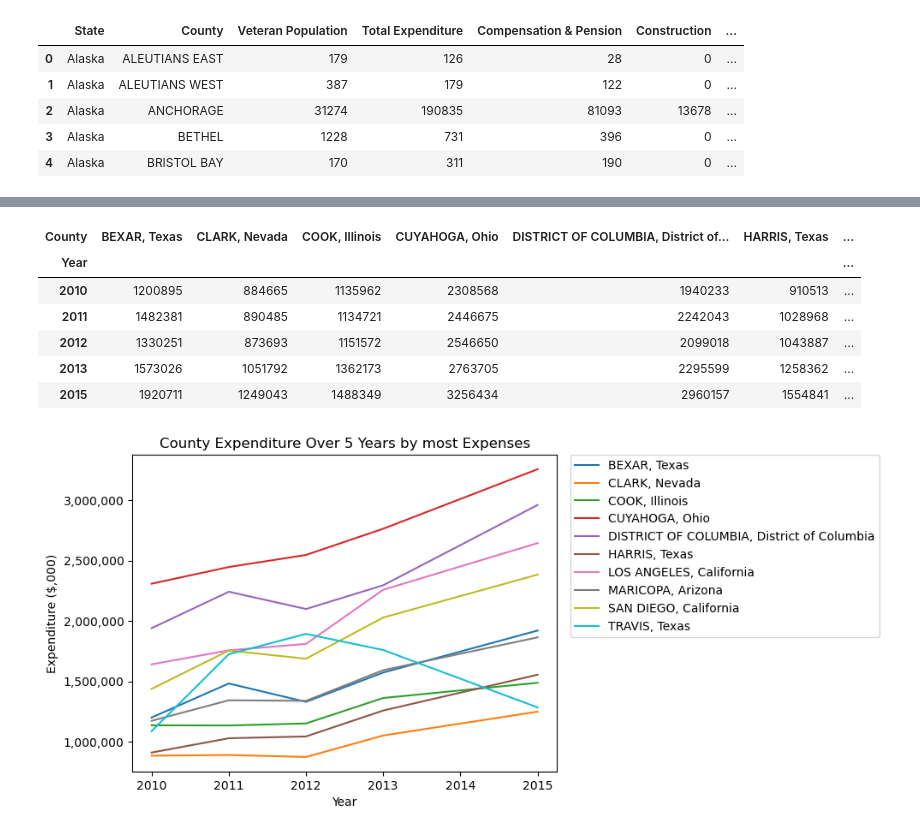
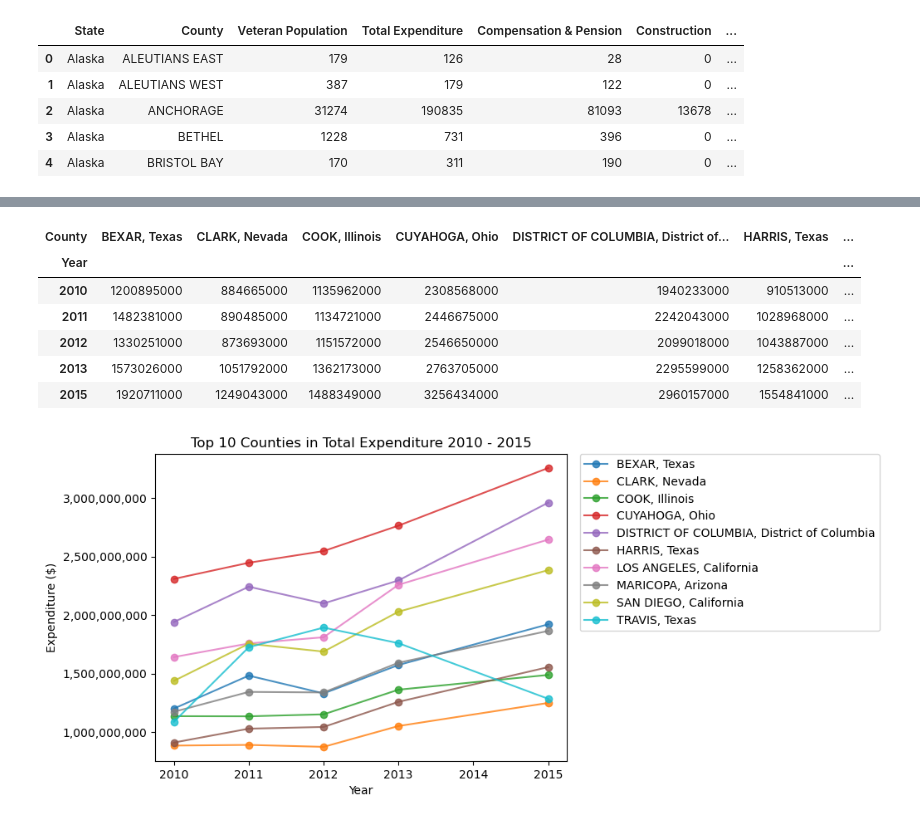
Before and after one commit to nicduffee/project1, a Jupyter notebook: nic_budget_analysis.ipynb, the cells around one changed output, grey strips where cells are left out. Saved outputs shown, nothing was run; the diff lists cells and outputs as text; code cells hidden in the pictures.

```diff
--- a/nic_budget_analysis.ipynb
+++ b/nic_budget_analysis.ipynb
@@ -32,3 +37,17 @@ df.head()
 | 2 | Alaska | ANCHORAGE | 31274 | 190835 | 81093 | 13678 | ... |
 | 3 | Alaska | BETHEL | 1228 | 731 | 396 | 0 | ... |
 | 4 | Alaska | BRISTOL BAY | 170 | 311 | 190 | 0 | ... |
+# %%
+# multiply columns by thousand to show accurate numbers (before cleaning Xls datasets in excel -
+# datasets stated financial numbers were in thousands (,000))
+
+df["Total Expenditure"] = df["Total Expenditure"].mul(1000)
+df["Compensation & Pension"] = df["Compensation & Pension"].mul(1000)
+df["Construction"] = df["Construction"].mul(1000)
+df["Education & Vocational Rehabilitation/ Employment"] = df["Education & Vocational Rehabilitation/ Employment"].mul(1000)
+df["Loan Guaranty"] = df["Loan Guaranty"].mul(1000)
+df["General Operating Expenses"] = df["General Operating Expenses"].mul(1000)
+df['Insurance & Indemnities'] = df["Insurance & Indemnities"].mul(1000)
+df['Medical Care'] = df["Medical Care"].mul(1000)
+
+df.head()
@@ -80,19 +127,20 @@ pivoted
 # %% [output]
 | County | BEXAR, Texas | CLARK, Nevada | COOK, Illinois | CUYAHOGA, Ohio | DISTRICT OF COLUMBIA, District of... | HARRIS, Texas | ... |
 | Year |  |  |  |  |  |  | ... |
-| 2010 | 1200895 | 884665 | 1135962 | 2308568 | 1940233 | 910513 | ... |
-| 2011 | 1482381 | 890485 | 1134721 | 2446675 | 2242043 | 1028968 | ... |
-| 2012 | 1330251 | 873693 | 1151572 | 2546650 | 2099018 | 1043887 | ... |
-| 2013 | 1573026 | 1051792 | 1362173 | 2763705 | 2295599 | 1258362 | ... |
-| 2015 | 1920711 | 1249043 | 1488349 | 3256434 | 2960157 | 1554841 | ... |
+| 2010 | 1200895000 | 884665000 | 1135962000 | 2308568000 | 1940233000 | 910513000 | ... |
+| 2011 | 1482381000 | 890485000 | 1134721000 | 2446675000 | 2242043000 | 1028968000 | ... |
+| 2012 | 1330251000 | 873693000 | 1151572000 | 2546650000 | 2099018000 | 1043887000 | ... |
+| 2013 | 1573026000 | 1051792000 | 1362173000 | 2763705000 | 2295599000 | 1258362000 | ... |
+| 2015 | 1920711000 | 1249043000 | 1488349000 | 3256434000 | 2960157000 | 1554841000 | ... |
 # %%
-#plot
-ax = pivoted.plot(legend=False)
+#plot 2010 - 2015
+ax = pivoted.plot(legend=False, marker = 'o', alpha= 0.8)
 ax.figure.legend(loc="upper right", bbox_to_anchor=(1.5,0.895))
-ax.set_ylabel("Expenditure ($,000)")
-ax.set_title("County Expenditure Over 5 Years by most Expenses")
+ax.set_ylabel("Expenditure ($)")
+ax.set_title("Top 10 Counties in Total Expenditure 2010 - 2015")
 current_values = plt.gca().get_yticks()
 plt.gca().set_yticklabels(['{:,.0f}'.format(x) for x in current_values])
+plt.savefig("Output/Total_Expenditure_2010-2015_Top_10.png")
 plt.show()
 # %% [output]
-[figure, old version]
+[figure, new version]
```
Also changed, not shown: parts of 21 cells of this notebook, 5 other files.
